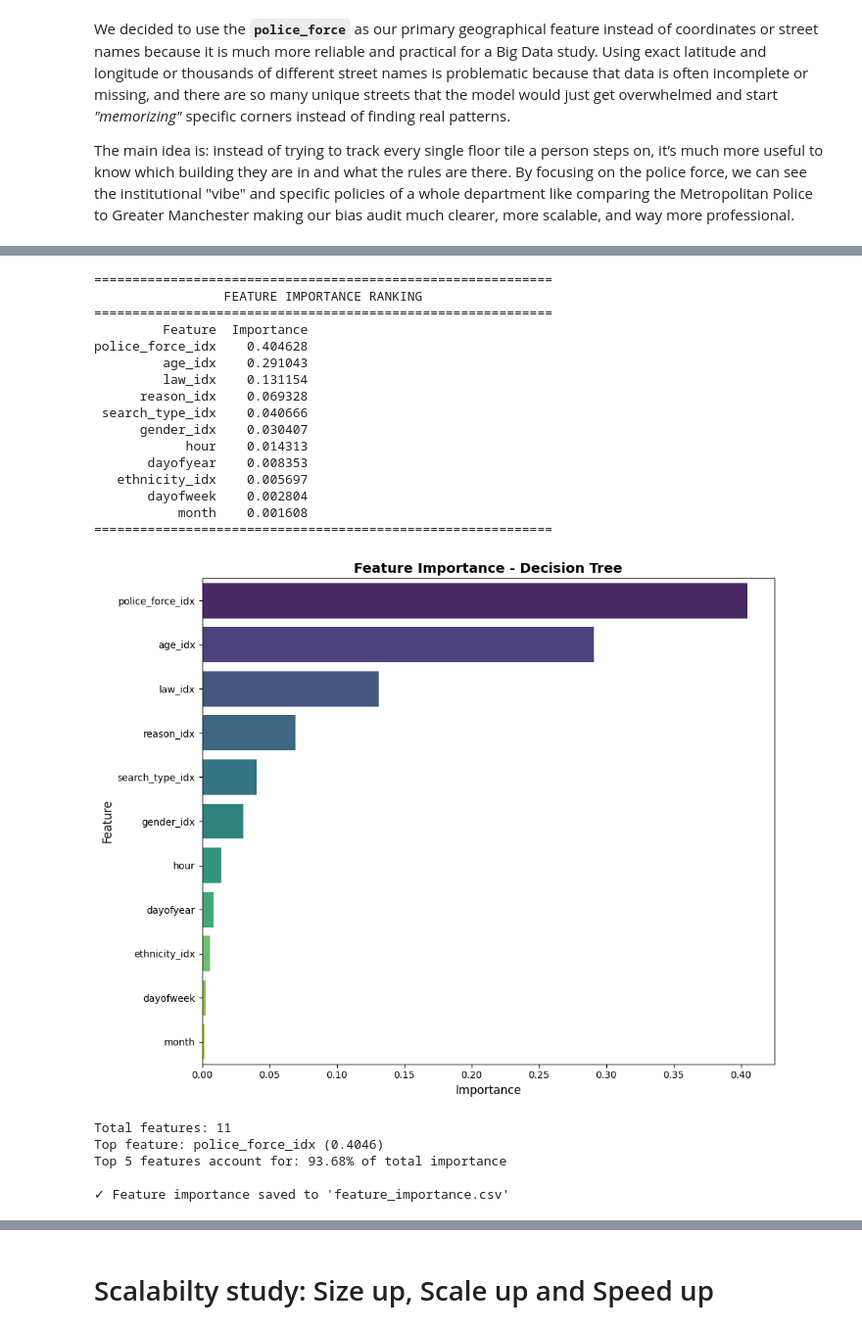
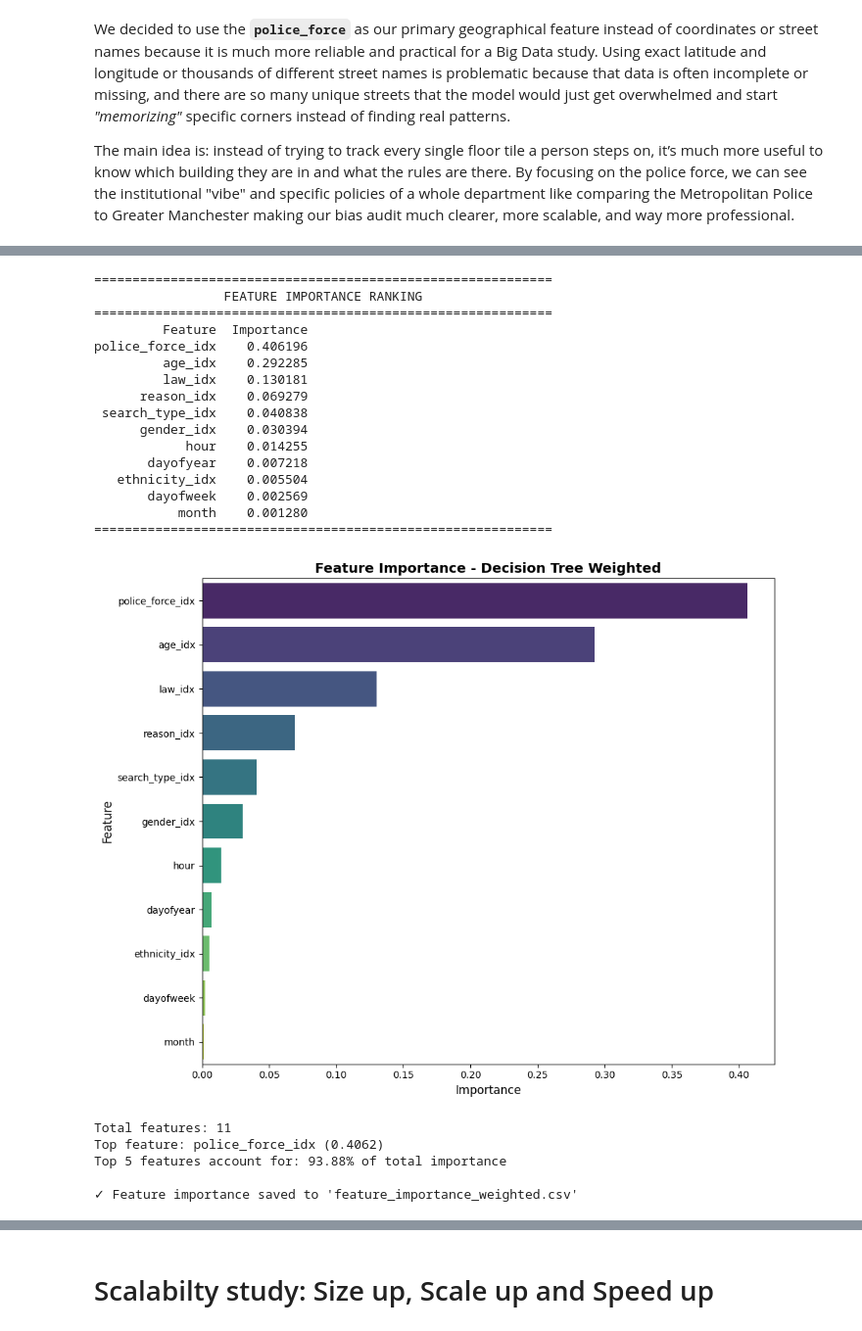
Before and after one commit to Iker-Jauregui/LSDA_Final_Project, a Jupyter notebook: uk_police_notebook.ipynb, the cells around one changed output, grey strips where cells are left out. Shown at 98% size. Cells and saved outputs as stored; diff of their text form; code cells hidden in the pictures.

```diff
--- a/uk_police_notebook.ipynb
+++ b/uk_police_notebook.ipynb
@@ -629,7 +631,7 @@ indexers = [
 ]
 
 # 2. Vector Assembler
-numeric_cols = ["is_person", "strip_search", "hour", "month", "dayofweek", "dayofyear"]
+numeric_cols = [ "hour", "month", "dayofweek", "dayofyear"]
 feature_cols = [f"{col}_idx" for col in categorical_cols] + numeric_cols
 assembler = VectorAssembler(
     inputCols=feature_cols,
@@ -652,7 +654,8 @@ pipeline = Pipeline(stages=indexers + [assembler, dt])
 # 5. Evaluator
 evaluator = BinaryClassificationEvaluator(
     rawPredictionCol='rawPrediction',  # Changed from 'prediction'
-    labelCol='legal_action_taken'
+    labelCol='legal_action_taken',
+    metricName="areaUnderPR"
 )
 
 # 6. Parameter Grid
@@ -925,7 +979,8 @@ pipeline = Pipeline(stages=indexers + [assembler, dt])
 # 5. Evaluator
 evaluator = BinaryClassificationEvaluator(
     rawPredictionCol='rawPrediction',  # Changed from 'prediction'
-    labelCol='legal_action_taken'
+    labelCol='legal_action_taken',
+    metricName="areaUnderPR"
 )
 
 # 6. Parameter Grid
@@ -1140,51 +1187,51 @@ print("FEATURE IMPORTANCE RANKING".center(60))
 print("="*60)
 print(importance_df.to_string(index=False))
 print("="*60)
 
 plt.figure(figsize=(10, 8))
 sns.barplot(
     data=importance_df,
     x="Importance",
     y="Feature",
     hue="Feature",
     palette="viridis",
     legend=False
 )
 plt.xlabel('Importance', fontsize=12)
 plt.ylabel('Feature', fontsize=12)
-plt.title('Feature Importance - Decision Tree', fontsize=14, fontweight='bold')
+plt.title('Feature Importance - Decision Tree Weighted', fontsize=14, fontweight='bold')
 plt.tight_layout()
-plt.savefig('media/images/feature_importance_bar.png', dpi=300, bbox_inches='tight')
+plt.savefig('media/images/feature_importance_bar_weighted.png', dpi=300, bbox_inches='tight')
 plt.show()
 
 
 # Estadísticas adicionales
 print(f"\nTotal features: {len(feature_names)}")
 print(f"Top feature: {importance_df.iloc[0]['Feature']} ({importance_df.iloc[0]['Importance']:.4f})")
 print(f"Top 5 features account for: {importance_df.head(5)['Importance'].sum():.2%} of total importance")
 
-importance_df.to_csv('media/results/feature_importance.csv', index=False)
-print("\n✓ Feature importance saved to 'feature_importance.csv'")
+importance_df.to_csv('media/results/feature_importance_weighted.csv', index=False)
+print("\n✓ Feature importance saved to 'feature_importance_weighted.csv'")
 # %% [output]
 ============================================================
                  FEATURE IMPORTANCE RANKING
 ============================================================
          Feature  Importance
-police_force_idx    0.404628
-         age_idx    0.291043
-         law_idx    0.131154
-      reason_idx    0.069328
- search_type_idx    0.040666
-      gender_idx    0.030407
-            hour    0.014313
-       dayofyear    0.008353
-   ethnicity_idx    0.005697
-       dayofweek    0.002804
-           month    0.001608
+police_force_idx    0.406196
+         age_idx    0.292285
+         law_idx    0.130181
+      reason_idx    0.069279
+ search_type_idx    0.040838
+      gender_idx    0.030394
+            hour    0.014255
+       dayofyear    0.007218
+   ethnicity_idx    0.005504
+       dayofweek    0.002569
+           month    0.001280
 ============================================================
-[figure, old version]
+[figure, new version]
 Total features: 11
-Top feature: police_force_idx (0.4046)
-Top 5 features account for: 93.68% of total importance
+Top feature: police_force_idx (0.4062)
+Top 5 features account for: 93.88% of total importance
 
-✓ Feature importance saved to 'feature_importance.csv'
+✓ Feature importance saved to 'feature_importance_weighted.csv'
```
Also changed, not shown: parts of 19 cells of this notebook, 10 other files.
